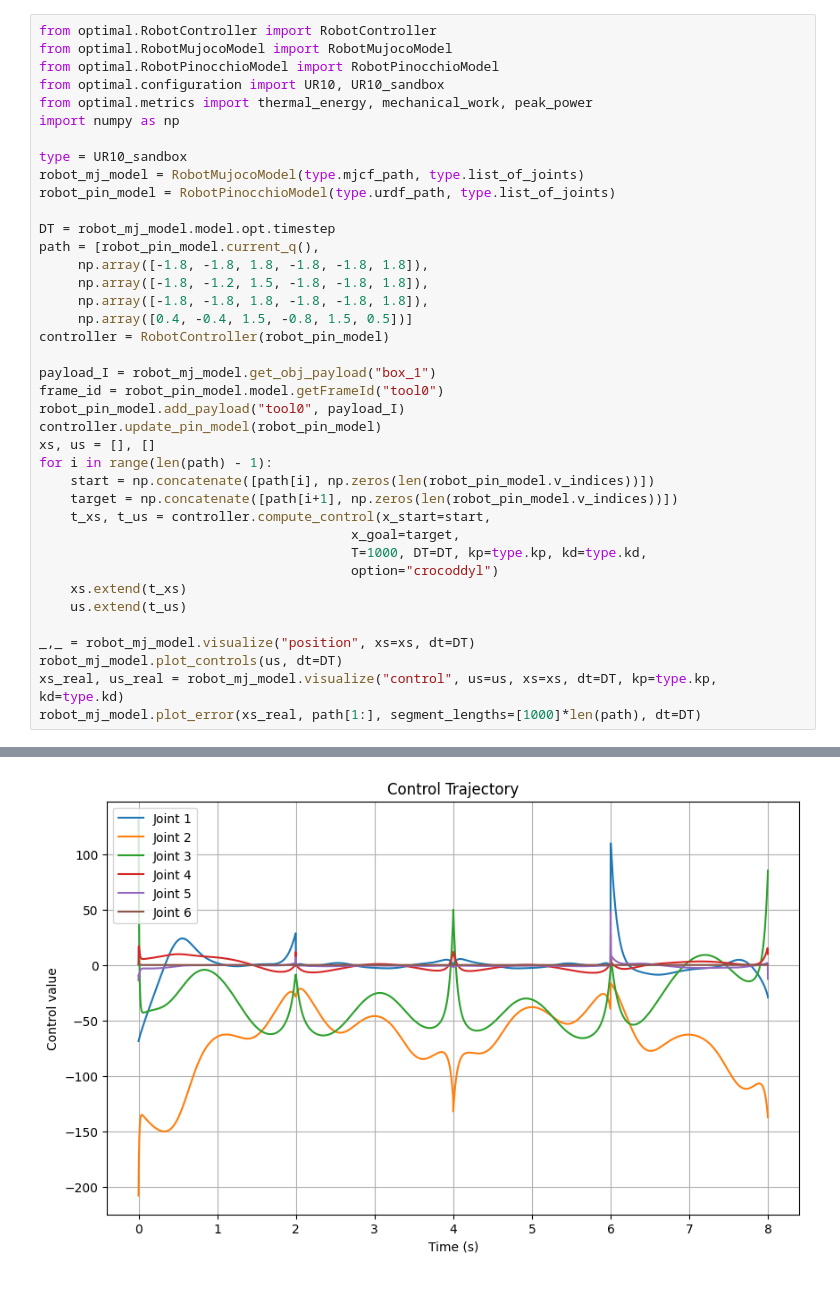
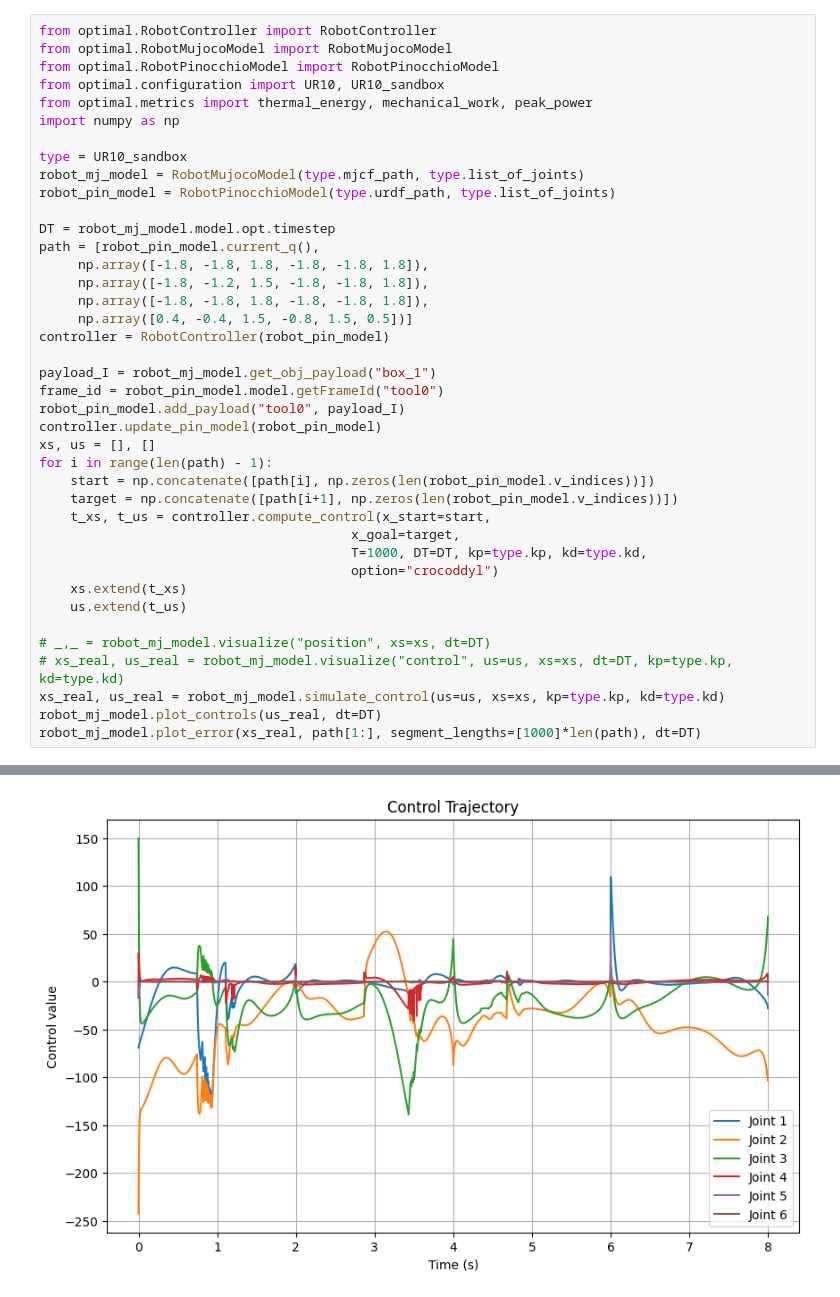
Before and after one commit to Krasa35/optimal, a Jupyter notebook: examples/250_Crocoddyl_withweight.ipynb, the cells around one changed output, grey strips where cells are left out. Saved outputs shown, nothing was run; the diff lists cells and outputs as text.

```diff
--- a/examples/250_Crocoddyl_withweight.ipynb
+++ b/examples/250_Crocoddyl_withweight.ipynb
@@ -33,8 +33,9 @@ for i in range(len(path) - 1):
     xs.extend(t_xs)
     us.extend(t_us)
 
-_,_ = robot_mj_model.visualize("position", xs=xs, dt=DT)
-robot_mj_model.plot_controls(us, dt=DT)
-xs_real, us_real = robot_mj_model.visualize("control", us=us, xs=xs, dt=DT, kp=type.kp, kd=type.kd)
+# _,_ = robot_mj_model.visualize("position", xs=xs, dt=DT)
+# xs_real, us_real = robot_mj_model.visualize("control", us=us, xs=xs, dt=DT, kp=type.kp, kd=type.kd)
+xs_real, us_real = robot_mj_model.simulate_control(us=us, xs=xs, kp=type.kp, kd=type.kd)
+robot_mj_model.plot_controls(us_real, dt=DT)
 robot_mj_model.plot_error(xs_real, path[1:], segment_lengths=[1000]*len(path), dt=DT)
 # %% [output]
@@ -41,4 +46,4 @@ robot_mj_model.plot_error(xs_real, path[1:], segment_lengths=[1000]*len(path), d
-[figure, old version]
+[figure, new version]
 [figure]
 # %%
 from optimal.metrics import thermal_energy, mechanical_work, peak_power
```
Also changed, not shown: parts of 2 cells of this notebook, 8 other files.
